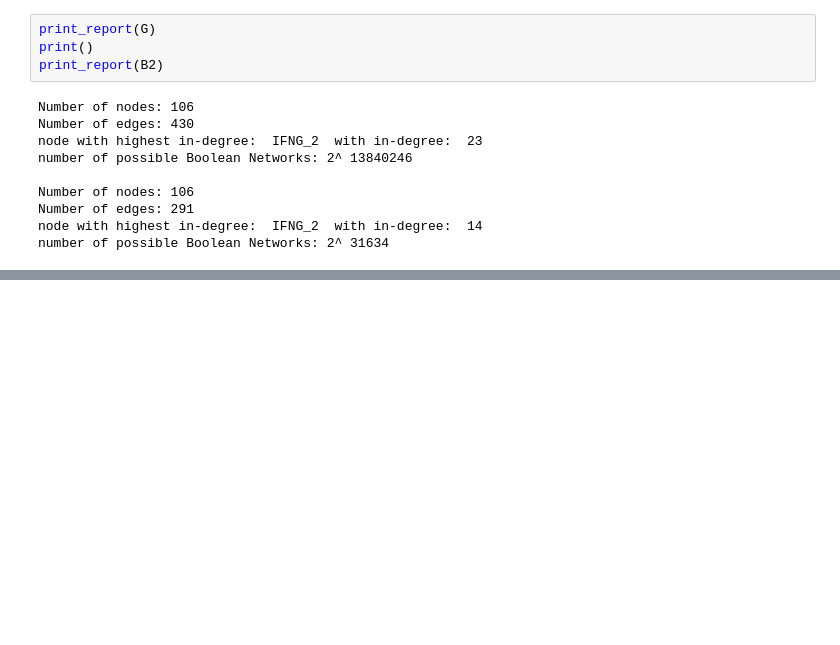
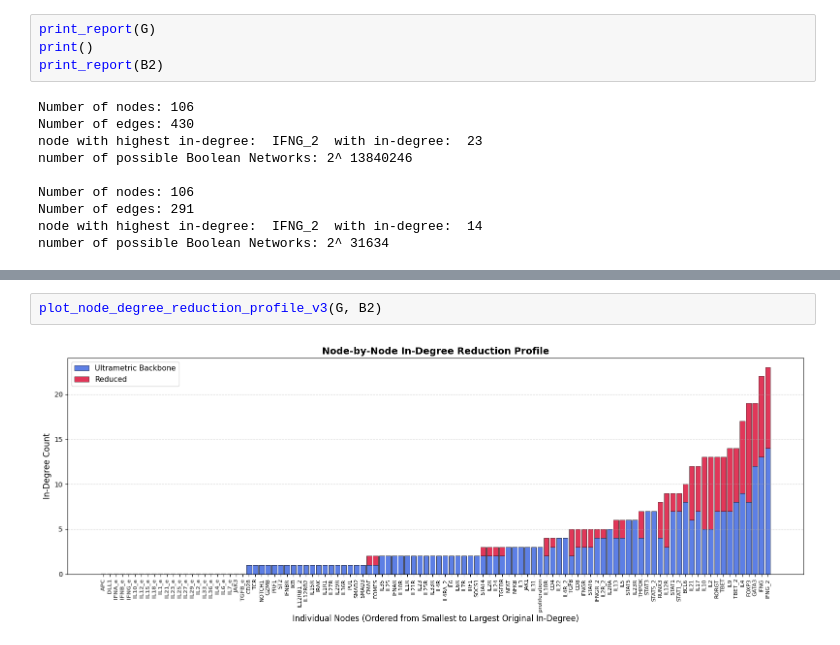
Before and after one commit to kyuhyongpark/boolmore, a Jupyter notebook: dev/ultrametric_backbone.ipynb, the cells around one changed output, grey strips where cells are left out. Cells and saved outputs as stored; diff of their text form; blank space fills up the shorter version.

```diff
--- a/dev/ultrametric_backbone.ipynb
+++ b/dev/ultrametric_backbone.ipynb
@@ -501,0 +583,4 @@ print(f"   * Annotated output created: '{annotated_csv_path}' ({total_rows_count
+# %%
+plot_node_degree_reduction_profile_v3(G, B2)
+# %% [output]
+[figure, added]
```
Also changed, not shown: parts of 8 cells of this notebook, 5 other files.
